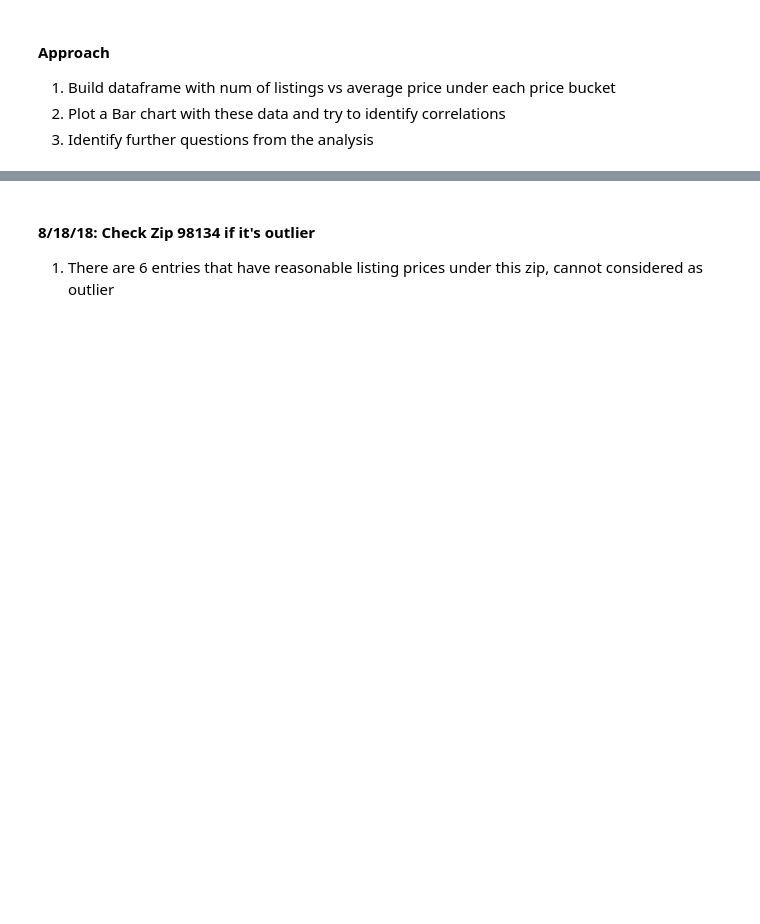
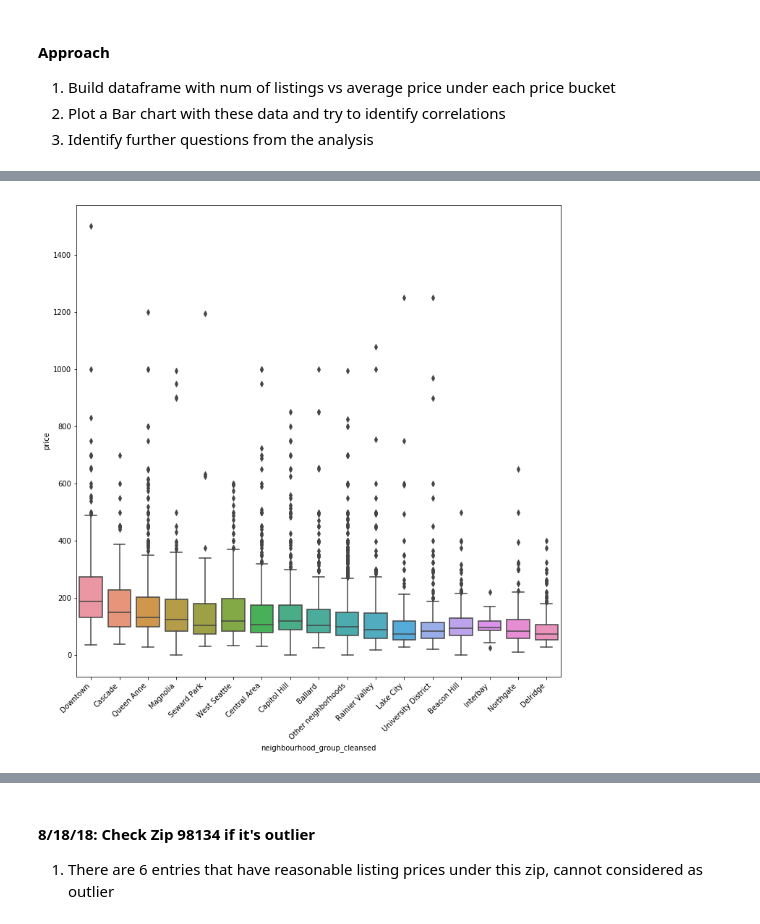
Before and after one commit to mikeli888/Springboard, a Jupyter notebook: sb2018_capstone1/Airbnb_pricing_analysis1.ipynb, the cells around one changed output, grey strips where cells are left out. Drawn from its saved outputs; the diff is of its cells as text; code cells hidden in the pictures; blank space fills up the shorter version.

```diff
--- a/sb2018_capstone1/Airbnb_pricing_analysis1.ipynb
+++ b/sb2018_capstone1/Airbnb_pricing_analysis1.ipynb
@@ -403,0 +463,14 @@ plt.show()
+# %%
+# Price by Neighborhood Groups
+plt.rcParams["figure.figsize"] = [12,12]
+sort_order = r_cleaned.groupby('neighbourhood_group_cleansed')['price']\
+                    .mean()\
+                    .sort_values(ascending=False)\
+                    .index
+sns.boxplot(y='price', x='neighbourhood_group_cleansed', data=r_cleaned,
+            order=sort_order)
+ax = plt.gca()
+ax.set_xticklabels(ax.get_xticklabels(), rotation=45, ha='right')
+plt.show()
+# %% [output]
+[figure, added]
```
Also changed, not shown: parts of 23 cells of this notebook.
